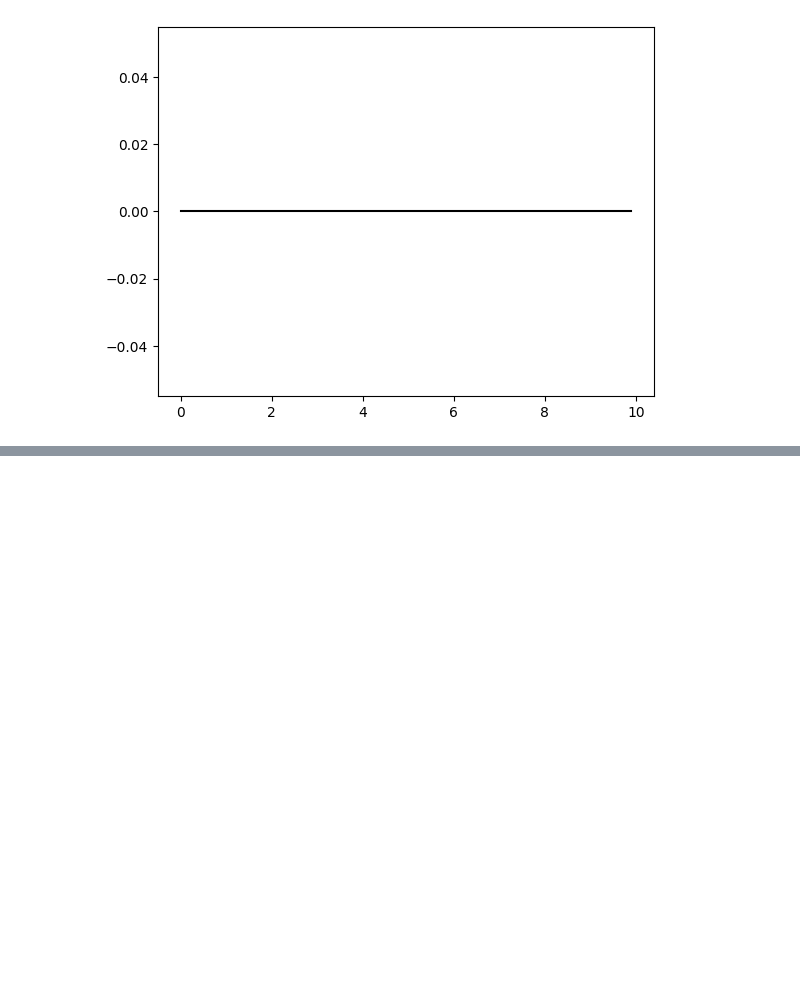
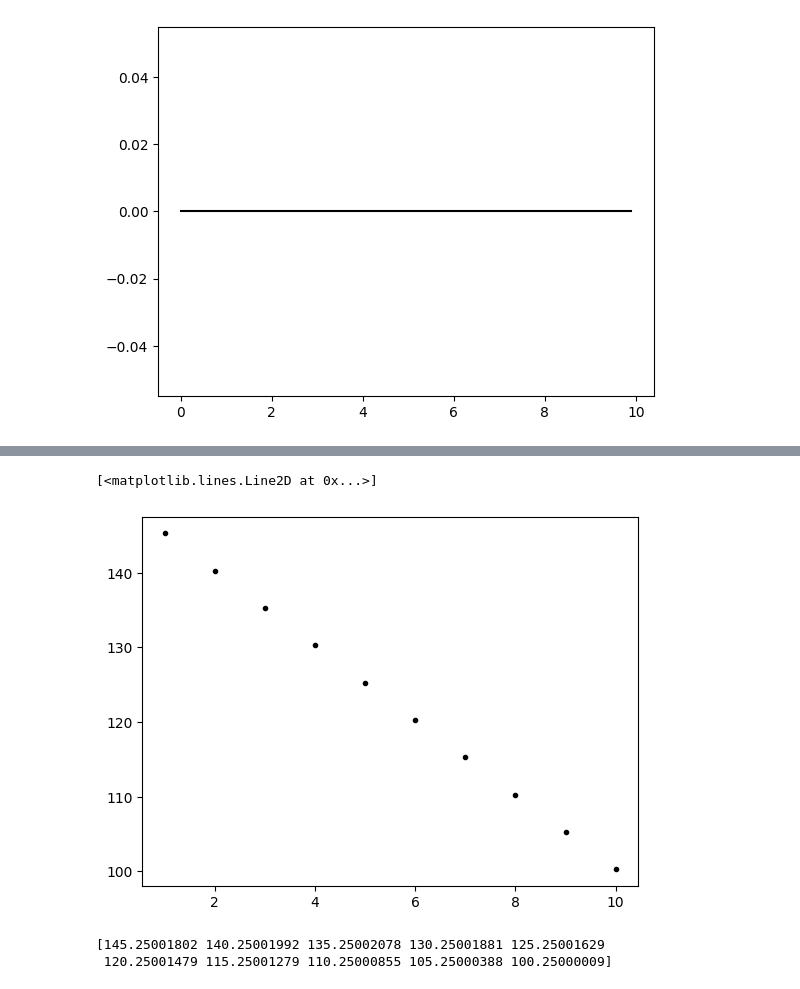
Before and after one commit to Jiayu-Fang/Trefftz-Pump, a Jupyter notebook: localized_Trefftz.ipynb, the cells around one changed output, grey strips where cells are left out. Drawn from its saved outputs; the diff is of its cells as text; code cells hidden in the pictures; blank space fills up the shorter version.

```diff
--- a/localized_Trefftz.ipynb
+++ b/localized_Trefftz.ipynb
@@ -299,0 +432,22 @@ plt.plot(t,tk,'k-')
+# %%
+coe=res.x
+len_c=len(coe)
+len_a=int(len_c/2)
+a_coe=np.zeros(len_a); b_coe=np.zeros(len_a)
+nk=0
+for ik in range(len_a):
+    a_coe[ik]=coe[nk]
+    nk=nk+1
+for ik in range(len_a):
+    b_coe[ik]=coe[nk]
+    nk=nk+1
+y=b_coe
+plt.plot(x,y,'k.')
+# %% [output]
+[<matplotlib.lines.Line2D at 0x...>]
+[figure, added]
+# %%
+print(b_coe)
+# %% [output]
+[145.25001802 140.25001992 135.25002078 130.25001881 125.25001629
+ 120.25001479 115.25001279 110.25000855 105.25000388 100.25000009]
```
Also changed, not shown: parts of 4 cells of this notebook.
